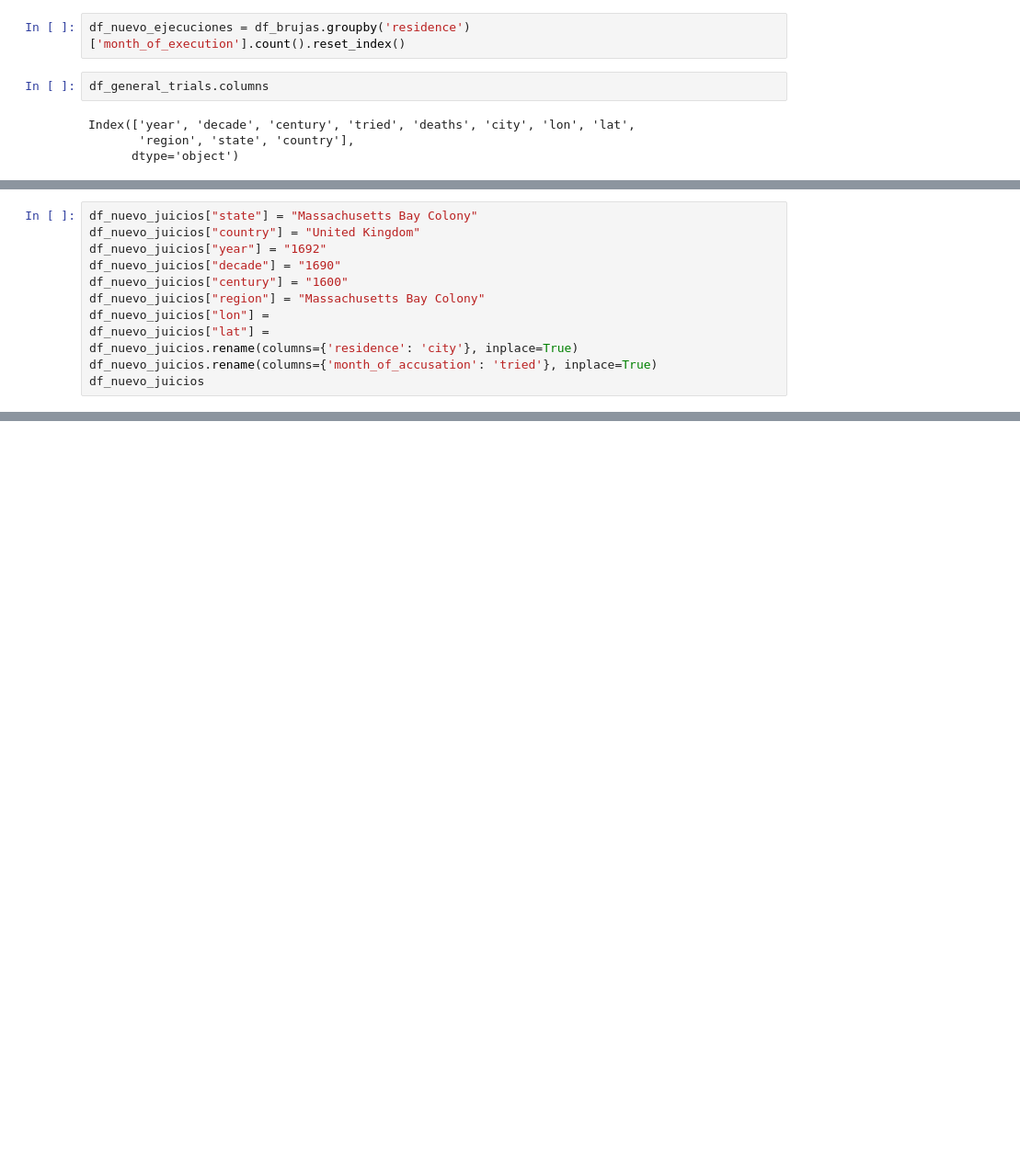
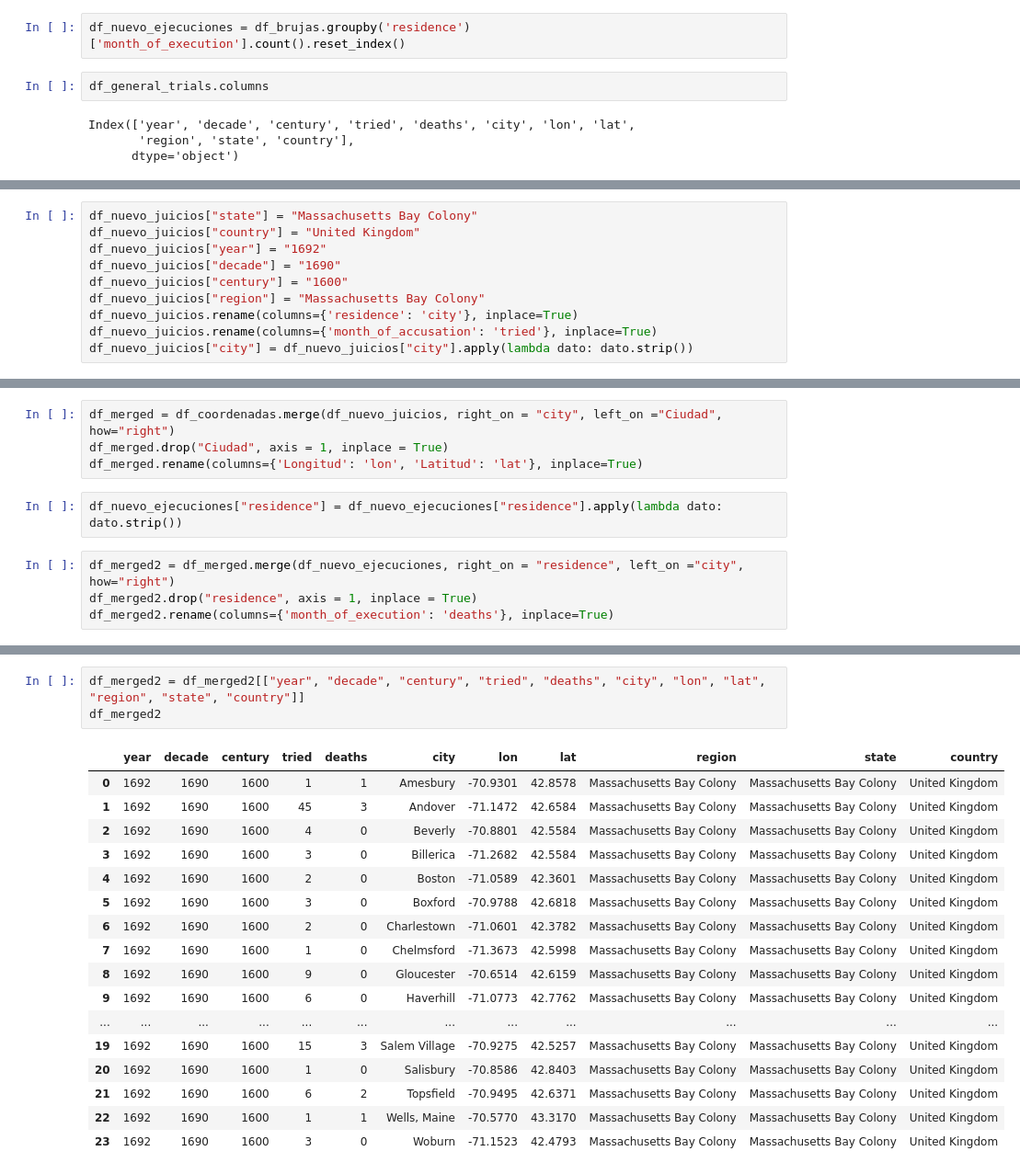
Before and after one commit to lmoraromero/promoG-modulo4-sprint1-pairprogramming-SAIRA-LAURAM, a Jupyter notebook: analisis_saira.ipynb, the cells around one changed output, grey strips where cells are left out. Shown at 92% size. Cells and saved outputs as stored; diff of their text form; blank space fills up the shorter version.

```diff
--- a/analisis_saira.ipynb
+++ b/analisis_saira.ipynb
@@ -199,8 +237,6 @@ df_nuevo_juicios["year"] = "1692"
 df_nuevo_juicios["decade"] = "1690"
 df_nuevo_juicios["century"] = "1600"
 df_nuevo_juicios["region"] = "Massachusetts Bay Colony"
-df_nuevo_juicios["lon"] =
-df_nuevo_juicios["lat"] =
 df_nuevo_juicios.rename(columns={'residence': 'city'}, inplace=True)
 df_nuevo_juicios.rename(columns={'month_of_accusation': 'tried'}, inplace=True)
-df_nuevo_juicios
+df_nuevo_juicios["city"] = df_nuevo_juicios["city"].apply(lambda dato: dato.strip())
@@ -224,0 +243,10 @@ df_nuevo_juicios
+# %%
+df_merged = df_coordenadas.merge(df_nuevo_juicios, right_on = "city", left_on ="Ciudad", how="right")
+df_merged.drop("Ciudad", axis = 1, inplace = True)
+df_merged.rename(columns={'Longitud': 'lon', 'Latitud': 'lat'}, inplace=True)
+# %%
+df_nuevo_ejecuciones["residence"] = df_nuevo_ejecuciones["residence"].apply(lambda dato: dato.strip())
+# %%
+df_merged2 = df_merged.merge(df_nuevo_ejecuciones, right_on = "residence", left_on ="city", how="right")
+df_merged2.drop("residence", axis = 1, inplace = True)
+df_merged2.rename(columns={'month_of_execution': 'deaths'}, inplace=True)
@@ -224,0 +262,21 @@ df_nuevo_juicios
+# %%
+df_merged2 = df_merged2[["year", "decade", "century", "tried", "deaths", "city", "lon", "lat", "region", "state", "country"]]
+df_merged2
+# %% [output]
+|  | year | decade | century | tried | deaths | city | lon | lat | region | state | country |
+| 0 | 1692 | 1690 | 1600 | 1 | 1 | Amesbury | -70.9301 | 42.8578 | Massachusetts Bay Colony | Massachusetts Bay Colony | United Kingdom |
+| 1 | 1692 | 1690 | 1600 | 45 | 3 | Andover | -71.1472 | 42.6584 | Massachusetts Bay Colony | Massachusetts Bay Colony | United Kingdom |
+| 2 | 1692 | 1690 | 1600 | 4 | 0 | Beverly | -70.8801 | 42.5584 | Massachusetts Bay Colony | Massachusetts Bay Colony | United Kingdom |
+| 3 | 1692 | 1690 | 1600 | 3 | 0 | Billerica | -71.2682 | 42.5584 | Massachusetts Bay Colony | Massachusetts Bay Colony | United Kingdom |
+| 4 | 1692 | 1690 | 1600 | 2 | 0 | Boston | -71.0589 | 42.3601 | Massachusetts Bay Colony | Massachusetts Bay Colony | United Kingdom |
+| 5 | 1692 | 1690 | 1600 | 3 | 0 | Boxford | -70.9788 | 42.6818 | Massachusetts Bay Colony | Massachusetts Bay Colony | United Kingdom |
+| 6 | 1692 | 1690 | 1600 | 2 | 0 | Charlestown | -71.0601 | 42.3782 | Massachusetts Bay Colony | Massachusetts Bay Colony | United Kingdom |
+| 7 | 1692 | 1690 | 1600 | 1 | 0 | Chelmsford | -71.3673 | 42.5998 | Massachusetts Bay Colony | Massachusetts Bay Colony | United Kingdom |
+| 8 | 1692 | 1690 | 1600 | 9 | 0 | Gloucester | -70.6514 | 42.6159 | Massachusetts Bay Colony | Massachusetts Bay Colony | United Kingdom |
+| 9 | 1692 | 1690 | 1600 | 6 | 0 | Haverhill | -71.0773 | 42.7762 | Massachusetts Bay Colony | Massachusetts Bay Colony | United Kingdom |
+| ... | ... | ... | ... | ... | ... | ... | ... | ... | ... | ... | ... |
+| 19 | 1692 | 1690 | 1600 | 15 | 3 | Salem Village | -70.9275 | 42.5257 | Massachusetts Bay Colony | Massachusetts Bay Colony | United Kingdom |
+| 20 | 1692 | 1690 | 1600 | 1 | 0 | Salisbury | -70.8586 | 42.8403 | Massachusetts Bay Colony | Massachusetts Bay Colony | United Kingdom |
+| 21 | 1692 | 1690 | 1600 | 6 | 2 | Topsfield | -70.9495 | 42.6371 | Massachusetts Bay Colony | Massachusetts Bay Colony | United Kingdom |
+| 22 | 1692 | 1690 | 1600 | 1 | 1 | Wells, Maine | -70.5770 | 43.3170 | Massachusetts Bay Colony | Massachusetts Bay Colony | United Kingdom |
+| 23 | 1692 | 1690 | 1600 | 3 | 0 | Woburn | -71.1523 | 42.4793 | Massachusetts Bay Colony | Massachusetts Bay Colony | United Kingdom |
```
Also changed, not shown: parts of 5 cells of this notebook, 2 other files.
